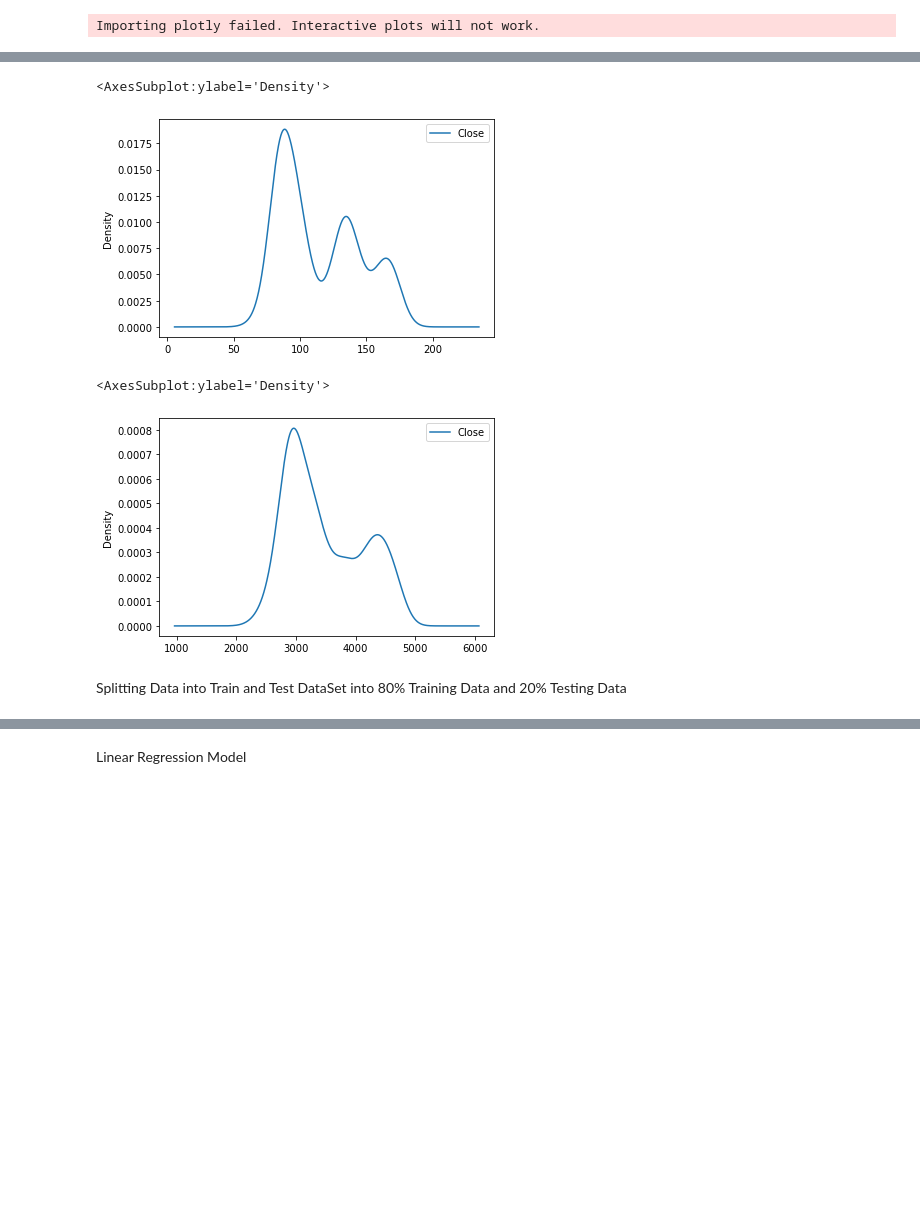
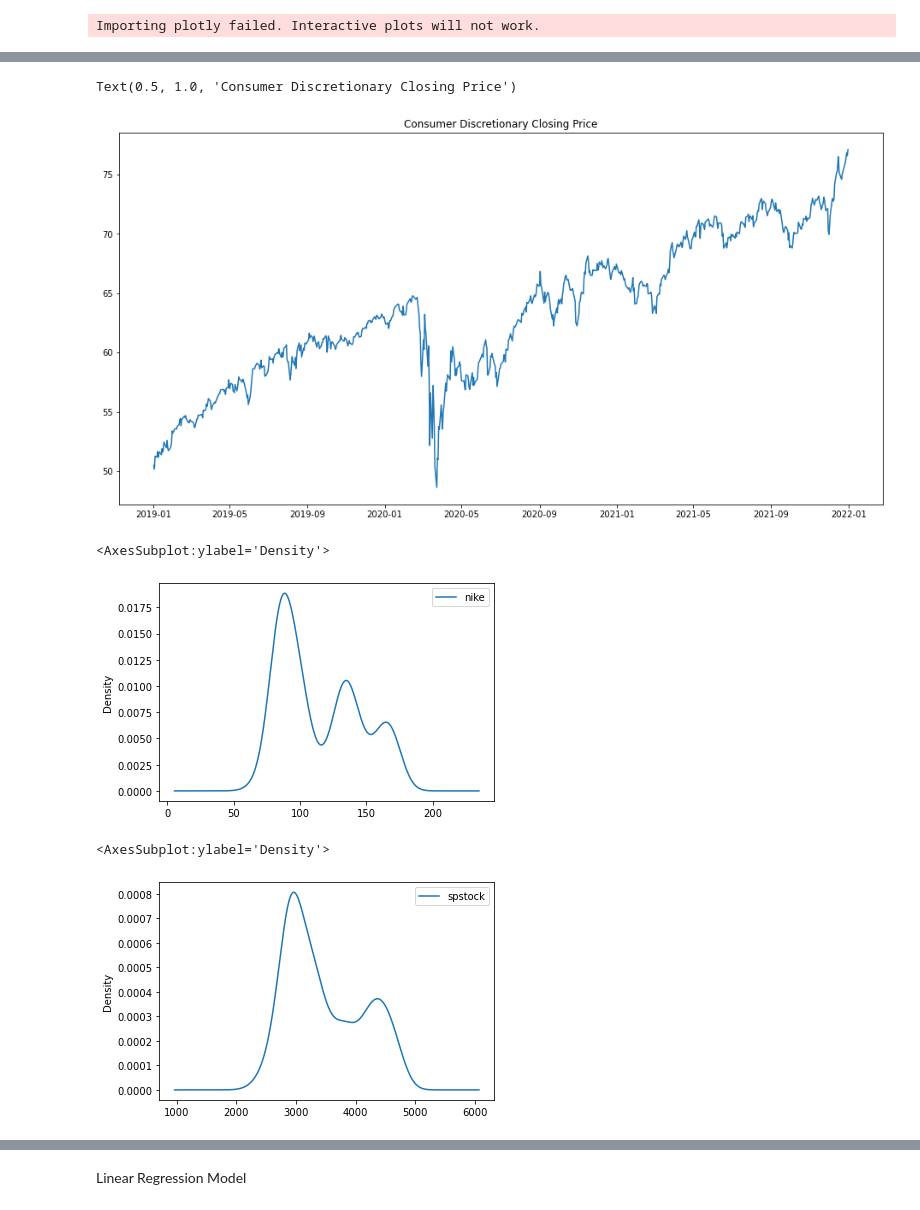
Before and after one commit to Roark23/Final_Project, a Jupyter notebook: ML_Nike.ipynb, the cells around one changed output, grey strips where cells are left out. Saved outputs shown, nothing was run; the diff lists cells and outputs as text; code cells hidden in the pictures; blank space fills up the shorter version.

```diff
--- a/ML_Nike.ipynb
+++ b/ML_Nike.ipynb
@@ -48,14 +39,19 @@ Looking at the Distribution of the Dataset
+# %%
+plt.figure(figsize=(16,8))
+plt.plot(discretionary_sector_pd['consumer_discretionary'], label='Close Price History')
+plt.title('Consumer Discretionary Closing Price')
+# %% [output]
+Text(0.5, 1.0, 'Consumer Discretionary Closing Price')
+[figure, added]
 # %%
-df_nike_close = df_nike[['Close']]
+df_nike_close = df_nike[['nike']]
 df_nike_close.plot(kind='kde')
 # %% [output]
 <AxesSubplot:ylabel='Density'>
-[figure, old version]
+[figure, new version]
 # %%
-df_sp_close = df_sp[['Close']]
+df_sp_close = discretionary_sector_pd[['spstock']]
 df_sp_close.plot(kind='kde')
 # %% [output]
 <AxesSubplot:ylabel='Density'>
-[figure, old version]
+[figure, new version]
-# %% [markdown]
-Splitting Data into Train and Test DataSet into 80% Training Data and 20% Testing Data
```
Also changed, not shown: parts of 62 cells of this notebook.
